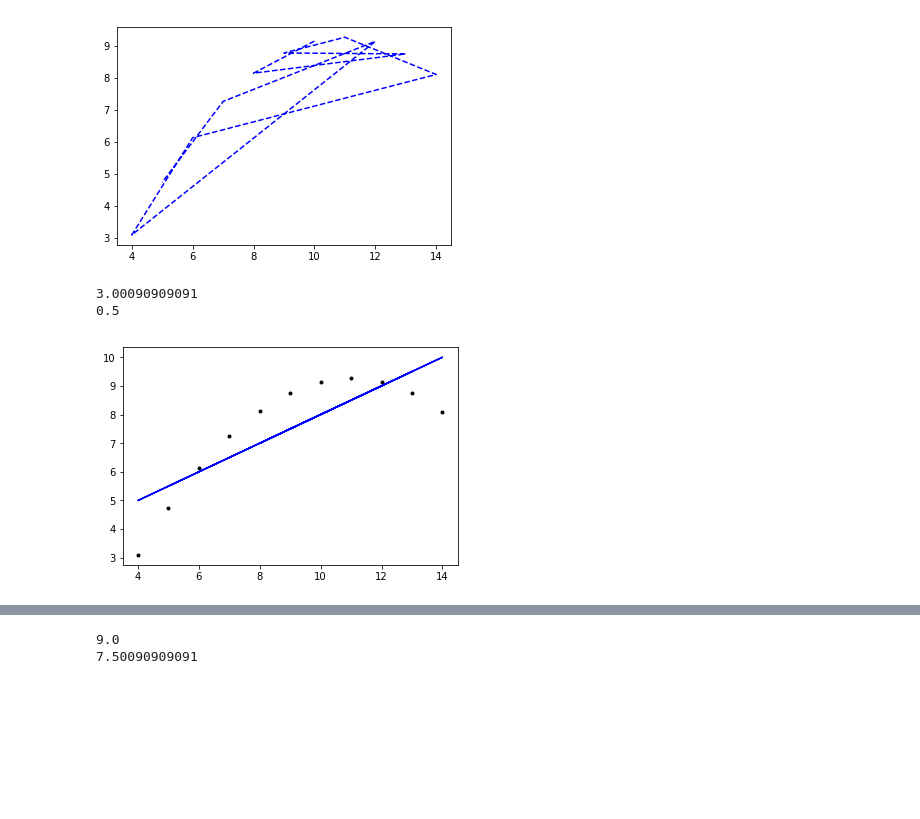
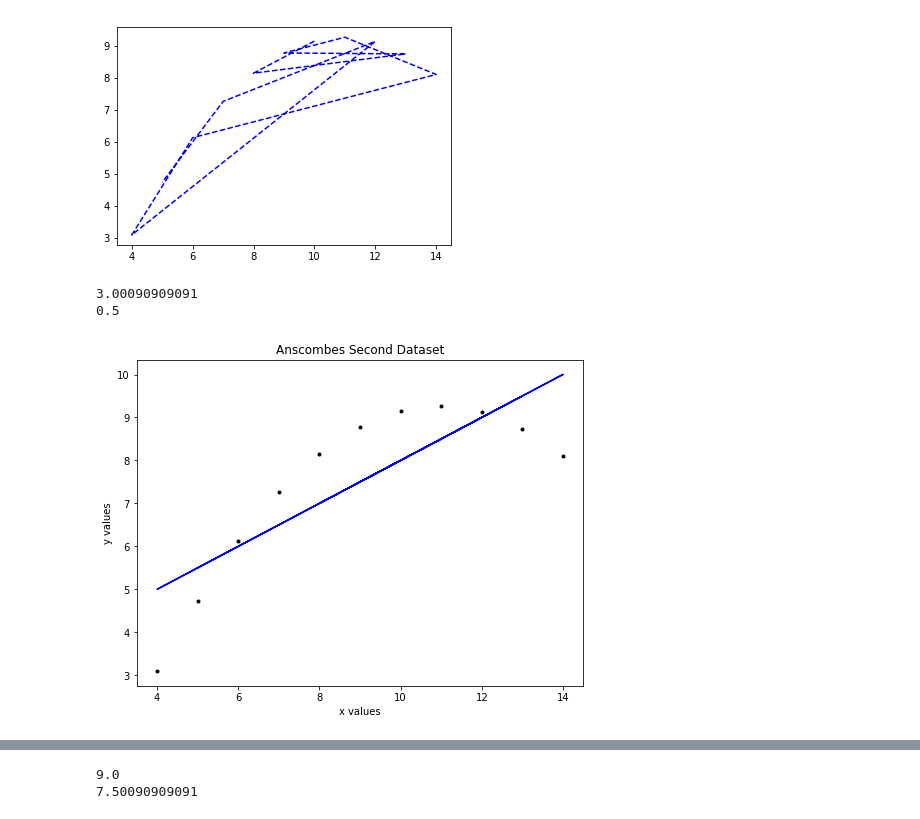
Before and after one commit to nualagallagher/fundamentals-of-data-analysis, a Jupyter notebook: fundamentals of data analysis assignment.ipynb, the cells around one changed output, grey strips where cells are left out. Saved outputs shown, nothing was run; the diff lists cells and outputs as text; code cells hidden in the pictures; blank space fills up the shorter version.

```diff
--- a/fundamentals of data analysis assignment.ipynb
+++ b/fundamentals of data analysis assignment.ipynb
@@ -197,17 +205,26 @@ plt.plot()
 []
 [figure]
 # %%
-plt.plot(e, f, 'k.')
+#plot the scatter graph of the second dateset
+plt.plot(e, f,'k.',label= 'original data')
+#calculate the values of m and c in the equation of the line
 (m,c) = np.polyfit(e, f, 1)
 print(c)
 print(m)
+
+#Inser labels on x and y values and a title on the plot
+pylab.xlabel('x values')
+pylab.ylabel('y values')
+pylab.title('Anscombes Second Dataset')
+
+#plot the best fit line
 z = np.polyval([m,c], e)
-plt.plot(e, z, 'b-')
+plt.plot(e, z, 'b-', label='best fit line')
 plt.show()
 # %% [output]
 3.00090909091
 0.5
-[figure, old version]
+[figure, new version]
 # %%
 s = [10, 8, 13, 9, 11, 14, 6, 4, 12, 7, 5]
 t = [7.46, 6.77, 12.74, 7.11, 7.81, 8.84, 6.08, 5.39, 8.15, 6.42, 5.73]
```
Also changed, not shown: parts of 8 cells of this notebook.
